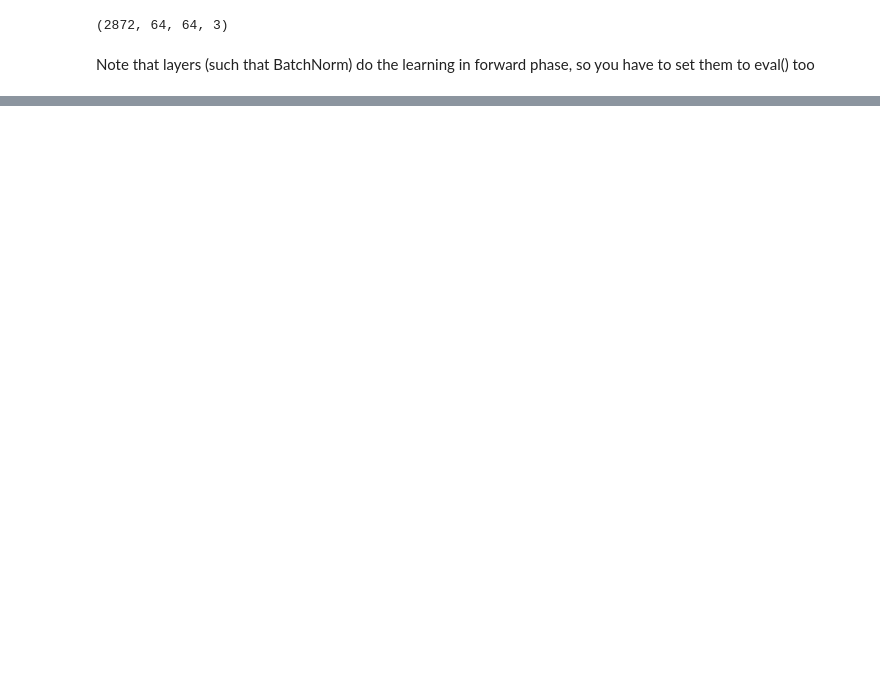
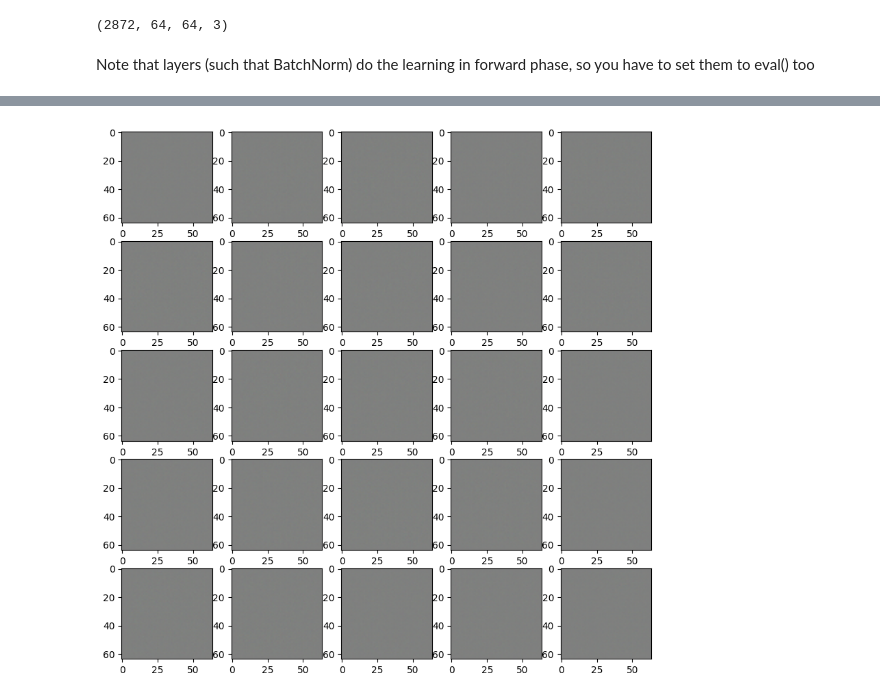
Before and after one commit to JanChyczynski/GenerativeAdversarialNetwork, a Jupyter notebook: lab3-WGAN_64.ipynb, the cells around one changed output, grey strips where cells are left out. Saved outputs shown, nothing was run; the diff lists cells and outputs as text; code cells hidden in the pictures; blank space fills up the shorter version.

Commit message:
WGAN model

```diff
--- a/lab3-WGAN_64.ipynb
+++ b/lab3-WGAN_64.ipynb
@@ -65,7 +67,7 @@ if LOADING_MODEL == False:
         keras.layers.BatchNormalization(name="batchnorm3"),
         keras.layers.Dropout(0.2),
         keras.layers.Flatten(),
-        keras.layers.Dense(1, activation='sigmoid')
+        keras.layers.Dense(1)
     ])
 
     discriminator.compile()
@@ -268,6 +274,8 @@ if LOADING_MODEL == False:
 validation_input = np.random.default_rng(seed = 420).normal(0, 1, (25, GEN_INPUT_SIZE))
 # %%
 from datetime import datetime
+
+WEIGHT_CLIP_VAL = 0.01
 
 def train_disciminator(real_inputs, real_targets, step):
     discriminator.get_layer("batchnorm1").trainable = True
@@ -279,10 +287,9 @@ def train_disciminator(real_inputs, real_targets, step):
 
     x_train = keras.ops.append(real_inputs, generated_inputs, axis = 0)
     y_train = keras.ops.append(
-        real_targets - np.random.uniform(0, 0.05, real_targets.shape),
-        np.random.uniform(0, 0.05, len(generated_inputs)),
+        real_targets,
+        -np.ones(len(generated_inputs)),
         axis=0)
-
     # sum_loss = 0
     # for x_train, y_train in ((real_inputs, real_targets - np.random.uniform(0, 0.05, real_targets.shape)),
     #                         (generated_inputs, np.random.uniform(0, 0.05, len(generated_inputs)))):
@@ -302,9 +309,13 @@ def train_disciminator(real_inputs, real_targets, step):
         discriminator.optimizer.apply(gradients, trainable_weights)
 
         # sum_loss += loss
+    for l in discriminator.layers:
+        weights = l.get_weights()
+        weights = [np.clip(w, -WEIGHT_CLIP_VAL, WEIGHT_CLIP_VAL) for w in weights]
+        l.set_weights(weights)
 
-    return loss/2
     # return loss/2
+    return loss
 
 def train_generator(step):
     discriminator.get_layer("batchnorm1").trainable = False
@@ -313,7 +324,7 @@ def train_generator(step):
     discriminator.compile(optimizer=discriminator.optimizer)
     random_inputs = np.random.normal(0, 1, (BATCH_SIZE//2, GEN_INPUT_SIZE))
     x_gen_train = generator(random_inputs)
-    y_gen_train = np.ones(len(x_gen_train))
+    y_gen_train = keras.ops.convert_to_tensor(np.ones(len(x_gen_train)))
 
     outputs = discriminator(x_gen_train)
     loss = generator.loss(y_gen_train, outputs)
@@ -356,7 +367,7 @@ plt.show()
 
 CHECK_WEIGHTS = False
 
-for epoch in range(151, 3001):
+for epoch in range(1, 21):
     gen_losses = []
     discr_losses = []
     for step, (real_inputs, real_targets) in enumerate(real_dataloader):
@@ -385,8 +396,8 @@ for epoch in range(151, 3001):
     now = datetime.now()
     time = now.strftime('%d-%m-%Y_%H-%M-%S')
     if epoch%50 == 0:
-        generator.save(f"training\\models64\\generator64_{epoch}_{time}.keras")
-        discriminator.save(f"training\\models64\\discriminator64_{epoch}_{time}.keras")
+        generator.save(f"training\\models64\\generator64w_{epoch}_{time}.keras")
+        discriminator.save(f"training\\models64\\discriminator64w_{epoch}_{time}.keras")
 
     if epoch <= 20 or (epoch%20 == 0 and epoch <= 500) or epoch%50 == 0:
         imgs = generator.predict(validation_input)
@@ -394,6 +405,6 @@ for epoch in range(151, 3001):
         axs = axs.flatten()
         for img, ax in zip(imgs, axs):
             ax.imshow(img)
-        plt.savefig(f"training\\results64\\imgs64_{epoch}_{time}.png")
+        plt.savefig(f"training\\results64\\imgs64w_{epoch}_{time}.png")
         plt.show()
 # %% [output]
@@ -434,0 +428,16 @@ discr training d out:  tensor([[0.4870],
+# %%
+now = datetime.now()
+time = now.strftime('%d-%m-%Y_%H-%M-%S')
+if epoch%50 == 0:
+    generator.save(f"training\\models64\\generator64w_{epoch}_{time}.keras")
+    discriminator.save(f"training\\models64\\discriminator64w_{epoch}_{time}.keras")
+
+if epoch <= 20 or (epoch%20 == 0 and epoch <= 500) or epoch%50 == 0:
+    imgs = generator.predict(validation_input)
+    _, axs = plt.subplots(5, 5, figsize=(10, 10))
+    axs = axs.flatten()
+    for img, ax in zip(imgs, axs):
+        ax.imshow(img)
+    plt.savefig(f"training\\results64\\imgs64w_{epoch}_{time}.png")
+    plt.show()
+# %% [output]
@@ -435,3 +445,4 @@ discr training d out:  tensor([[0.4870],
+[figure, added]
 # %%
 # discriminator.get_layer("batch_normalization_3").trainable = False
 # discriminator.get_layer("batch_normalization_4").trainable = False
```
Also changed, not shown: parts of 12 cells of this notebook.
